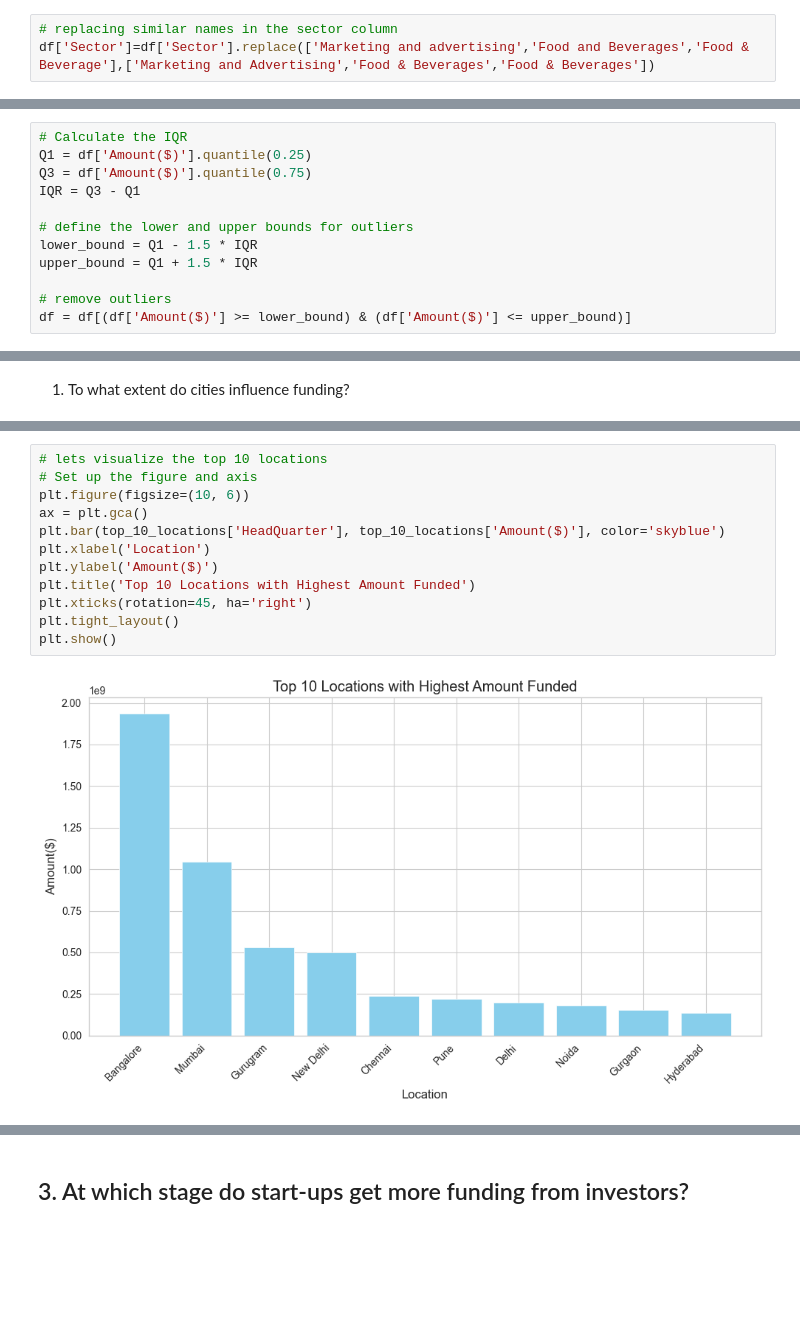
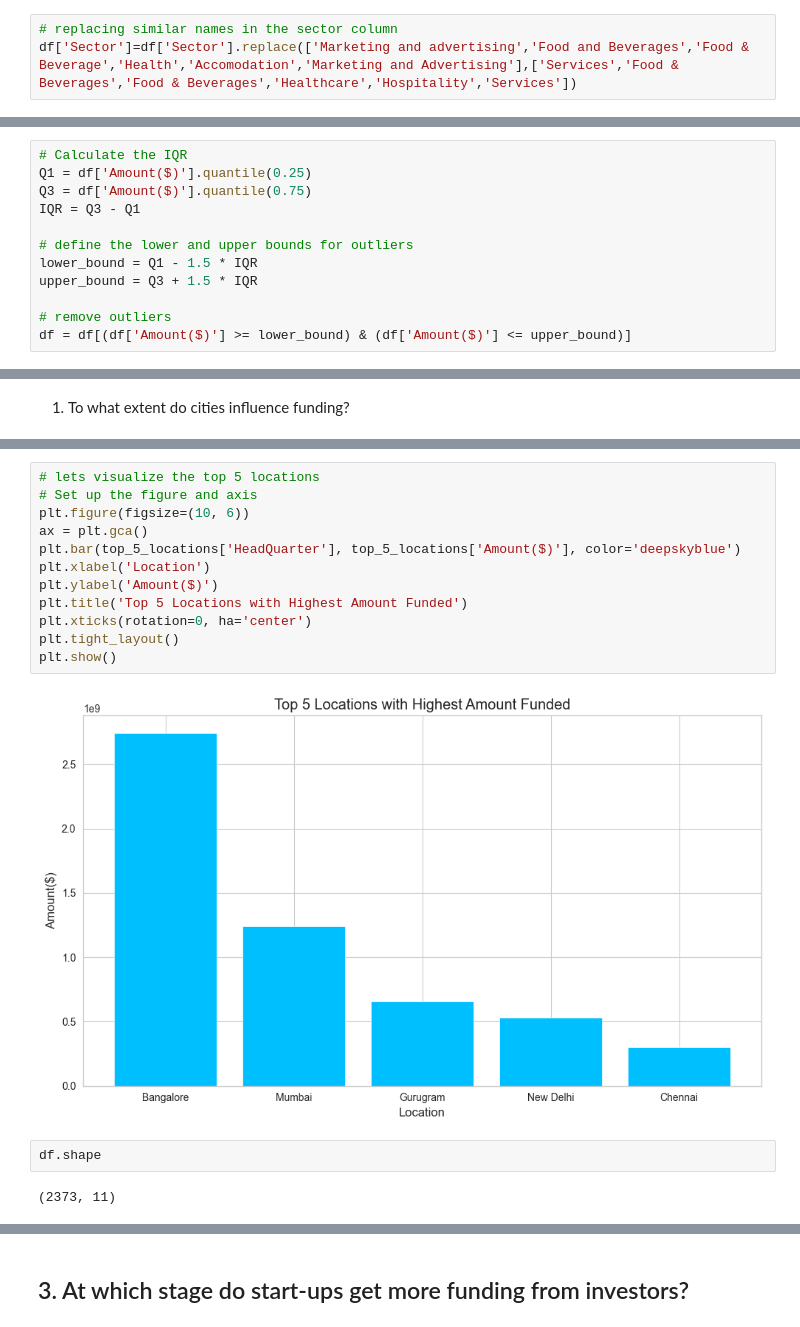
Before and after one commit to phinmaiyo/India-startup-ecosytem-analysis, a Jupyter notebook: LP1 data cleaning.ipynb, the cells around one changed output, grey strips where cells are left out. Drawn from its saved outputs; the diff is of its cells as text; blank space fills up the shorter version.

```diff
--- a/LP1 data cleaning.ipynb
+++ b/LP1 data cleaning.ipynb
@@ -1112,7 +1088,7 @@ array(['Media & Entertainment', 'Agriculture', 'Finance', 'E-commerce',
       dtype=object)
 # %%
 # replacing similar names in the sector column
-df['Sector']=df['Sector'].replace(['Marketing and advertising','Food and Beverages','Food & Beverage'],['Marketing and Advertising','Food & Beverages','Food & Beverages'])
+df['Sector']=df['Sector'].replace(['Marketing and advertising','Food and Beverages','Food & Beverage','Health','Accomodation','Marketing and Advertising'],['Services','Food & Beverages','Food & Beverages','Healthcare','Hospitality','Services'])
 # %%
 df['Sector'].value_counts()
 # %% [output]
@@ -1246,7 +1252,7 @@ IQR = Q3 - Q1
 
 # define the lower and upper bounds for outliers
 lower_bound = Q1 - 1.5 * IQR
-upper_bound = Q1 + 1.5 * IQR
+upper_bound = Q3 + 1.5 * IQR
 
 # remove outliers
 df = df[(df['Amount($)'] >= lower_bound) & (df['Amount($)'] <= upper_bound)]
@@ -1584,15 +1644,19 @@ top_10_locations
 # %%
-# lets visualize the top 10 locations
+# lets visualize the top 5 locations
 # Set up the figure and axis
 plt.figure(figsize=(10, 6))
 ax = plt.gca()
-plt.bar(top_10_locations['HeadQuarter'], top_10_locations['Amount($)'], color='skyblue')
+plt.bar(top_5_locations['HeadQuarter'], top_5_locations['Amount($)'], color='deepskyblue')
 plt.xlabel('Location')
 plt.ylabel('Amount($)')
-plt.title('Top 10 Locations with Highest Amount Funded')
-plt.xticks(rotation=45, ha='right')
+plt.title('Top 5 Locations with Highest Amount Funded')
+plt.xticks(rotation=0, ha='center')
 plt.tight_layout()
 plt.show()
 # %% [output]
-[figure, old version]
+[figure, new version]
+# %%
+df.shape
+# %% [output]
+(2373, 11)
 # %% [markdown]
```
Also changed, not shown: parts of 63 cells of this notebook, 5 other files.
